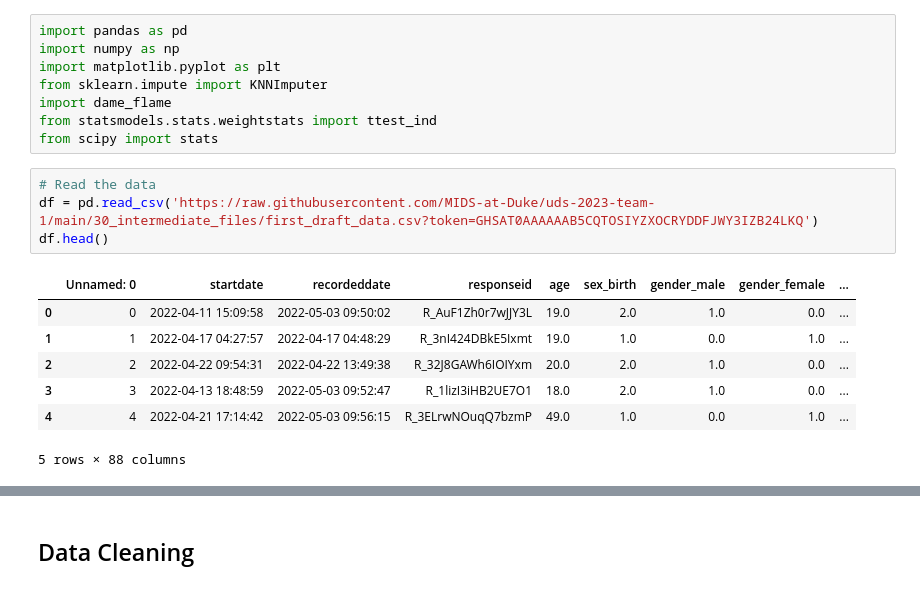
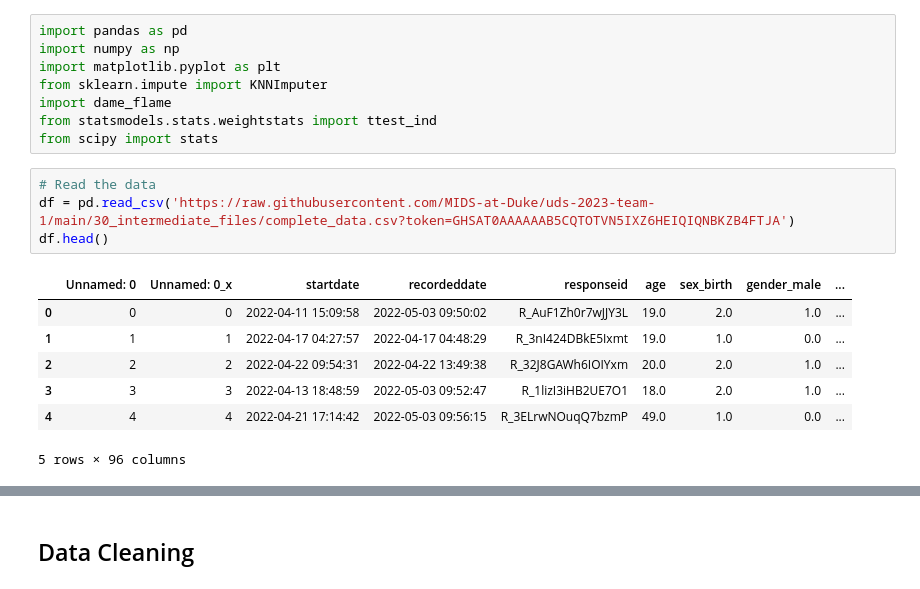
Before and after one commit to XquanL/Casual_Inference_UDS, a Jupyter notebook: 20_code/Dataprocessing_elisa.ipynb, the cells around one changed output, grey strips where cells are left out. Cells and saved outputs as stored; diff of their text form.

Commit message:
include all data

```diff
--- a/20_code/Dataprocessing_elisa.ipynb
+++ b/20_code/Dataprocessing_elisa.ipynb
@@ -11,13 +11,13 @@ from statsmodels.stats.weightstats import ttest_ind
 from scipy import stats
 # %%
 # Read the data
-df = pd.read_csv('https://raw.githubusercontent.com/MIDS-at-Duke/uds-2023-team-1/main/30_intermediate_files/first_draft_data.csv?token=GHSAT0AAAAAAB5CQTOSIYZXOCRYDDFJWY3IZB24LKQ')
+df = pd.read_csv('https://raw.githubusercontent.com/MIDS-at-Duke/uds-2023-team-1/main/30_intermediate_files/complete_data.csv?token=GHSAT0AAAAAAB5CQTOTVN5IXZ6HEIQIQNBKZB4FTJA')
 df.head()
 # %% [output]
-|  | Unnamed: 0 | startdate | recordeddate | responseid | age | sex_birth | gender_male | gender_female | ... |
-| 0 | 0 | 2022-04-11 15:09:58 | 2022-05-03 09:50:02 | R_AuF1Zh0r7wJJY3L | 19.0 | 2.0 | 1.0 | 0.0 | ... |
-| 1 | 1 | 2022-04-17 04:27:57 | 2022-04-17 04:48:29 | R_3nI424DBkE5Ixmt | 19.0 | 1.0 | 0.0 | 1.0 | ... |
-| 2 | 2 | 2022-04-22 09:54:31 | 2022-04-22 13:49:38 | R_32J8GAWh6IOIYxm | 20.0 | 2.0 | 1.0 | 0.0 | ... |
-| 3 | 3 | 2022-04-13 18:48:59 | 2022-05-03 09:52:47 | R_1lizI3iHB2UE7O1 | 18.0 | 2.0 | 1.0 | 0.0 | ... |
-| 4 | 4 | 2022-04-21 17:14:42 | 2022-05-03 09:56:15 | R_3ELrwNOuqQ7bzmP | 49.0 | 1.0 | 0.0 | 1.0 | ... |
+|  | Unnamed: 0 | Unnamed: 0_x | startdate | recordeddate | responseid | age | sex_birth | gender_male | ... |
+| 0 | 0 | 0 | 2022-04-11 15:09:58 | 2022-05-03 09:50:02 | R_AuF1Zh0r7wJJY3L | 19.0 | 2.0 | 1.0 | ... |
+| 1 | 1 | 1 | 2022-04-17 04:27:57 | 2022-04-17 04:48:29 | R_3nI424DBkE5Ixmt | 19.0 | 1.0 | 0.0 | ... |
+| 2 | 2 | 2 | 2022-04-22 09:54:31 | 2022-04-22 13:49:38 | R_32J8GAWh6IOIYxm | 20.0 | 2.0 | 1.0 | ... |
+| 3 | 3 | 3 | 2022-04-13 18:48:59 | 2022-05-03 09:52:47 | R_1lizI3iHB2UE7O1 | 18.0 | 2.0 | 1.0 | ... |
+| 4 | 4 | 4 | 2022-04-21 17:14:42 | 2022-05-03 09:56:15 | R_3ELrwNOuqQ7bzmP | 49.0 | 1.0 | 0.0 | ... |
-5 rows × 88 columns
+5 rows × 96 columns
```
Also changed, not shown: parts of 7 cells of this notebook, 2 other files.
